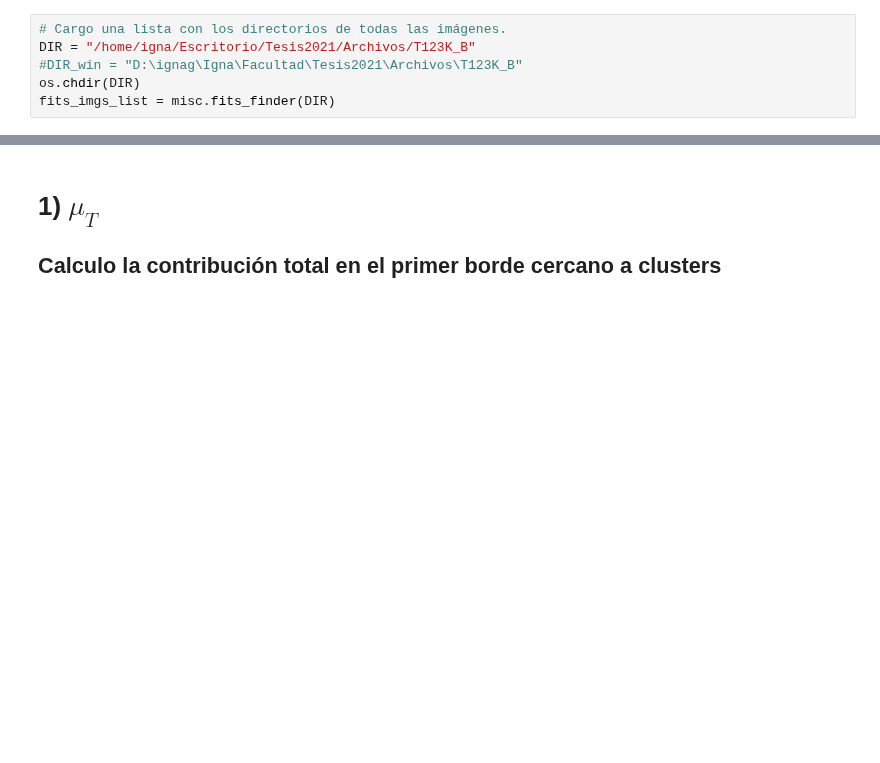
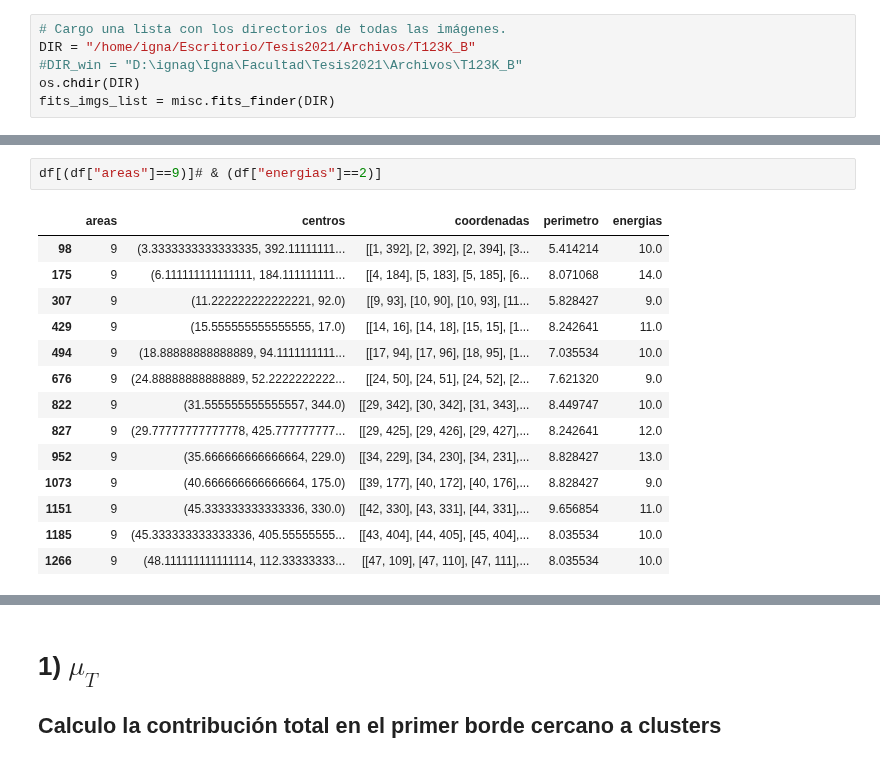
Before and after one commit to Igna11/Tesis-Skipper, a Jupyter notebook: Correcciones.ipynb, the cells around one changed output, grey strips where cells are left out. Saved outputs shown, nothing was run; the diff lists cells and outputs as text; blank space fills up the shorter version.

```diff
--- a/Correcciones.ipynb
+++ b/Correcciones.ipynb
@@ -19,0 +35,17 @@ fits_imgs_list = misc.fits_finder(DIR)
+# %%
+df[(df["areas"]==9)]# & (df["energias"]==2)]
+# %% [output]
+|  | areas | centros | coordenadas | perimetro | energias |
+| 98 | 9 | (3.3333333333333335, 392.11111111... | [[1, 392], [2, 392], [2, 394], [3... | 5.414214 | 10.0 |
+| 175 | 9 | (6.111111111111111, 184.111111111... | [[4, 184], [5, 183], [5, 185], [6... | 8.071068 | 14.0 |
+| 307 | 9 | (11.222222222222221, 92.0) | [[9, 93], [10, 90], [10, 93], [11... | 5.828427 | 9.0 |
+| 429 | 9 | (15.555555555555555, 17.0) | [[14, 16], [14, 18], [15, 15], [1... | 8.242641 | 11.0 |
+| 494 | 9 | (18.88888888888889, 94.1111111111... | [[17, 94], [17, 96], [18, 95], [1... | 7.035534 | 10.0 |
+| 676 | 9 | (24.88888888888889, 52.2222222222... | [[24, 50], [24, 51], [24, 52], [2... | 7.621320 | 9.0 |
+| 822 | 9 | (31.555555555555557, 344.0) | [[29, 342], [30, 342], [31, 343],... | 8.449747 | 10.0 |
+| 827 | 9 | (29.77777777777778, 425.777777777... | [[29, 425], [29, 426], [29, 427],... | 8.242641 | 12.0 |
+| 952 | 9 | (35.666666666666664, 229.0) | [[34, 229], [34, 230], [34, 231],... | 8.828427 | 13.0 |
+| 1073 | 9 | (40.666666666666664, 175.0) | [[39, 177], [40, 172], [40, 176],... | 8.828427 | 9.0 |
+| 1151 | 9 | (45.333333333333336, 330.0) | [[42, 330], [43, 331], [44, 331],... | 9.656854 | 11.0 |
+| 1185 | 9 | (45.333333333333336, 405.55555555... | [[43, 404], [44, 405], [45, 404],... | 8.035534 | 10.0 |
+| 1266 | 9 | (48.111111111111114, 112.33333333... | [[47, 109], [47, 110], [47, 111],... | 8.035534 | 10.0 |
```
Also changed, not shown: parts of 5 cells of this notebook, 6 other files.
